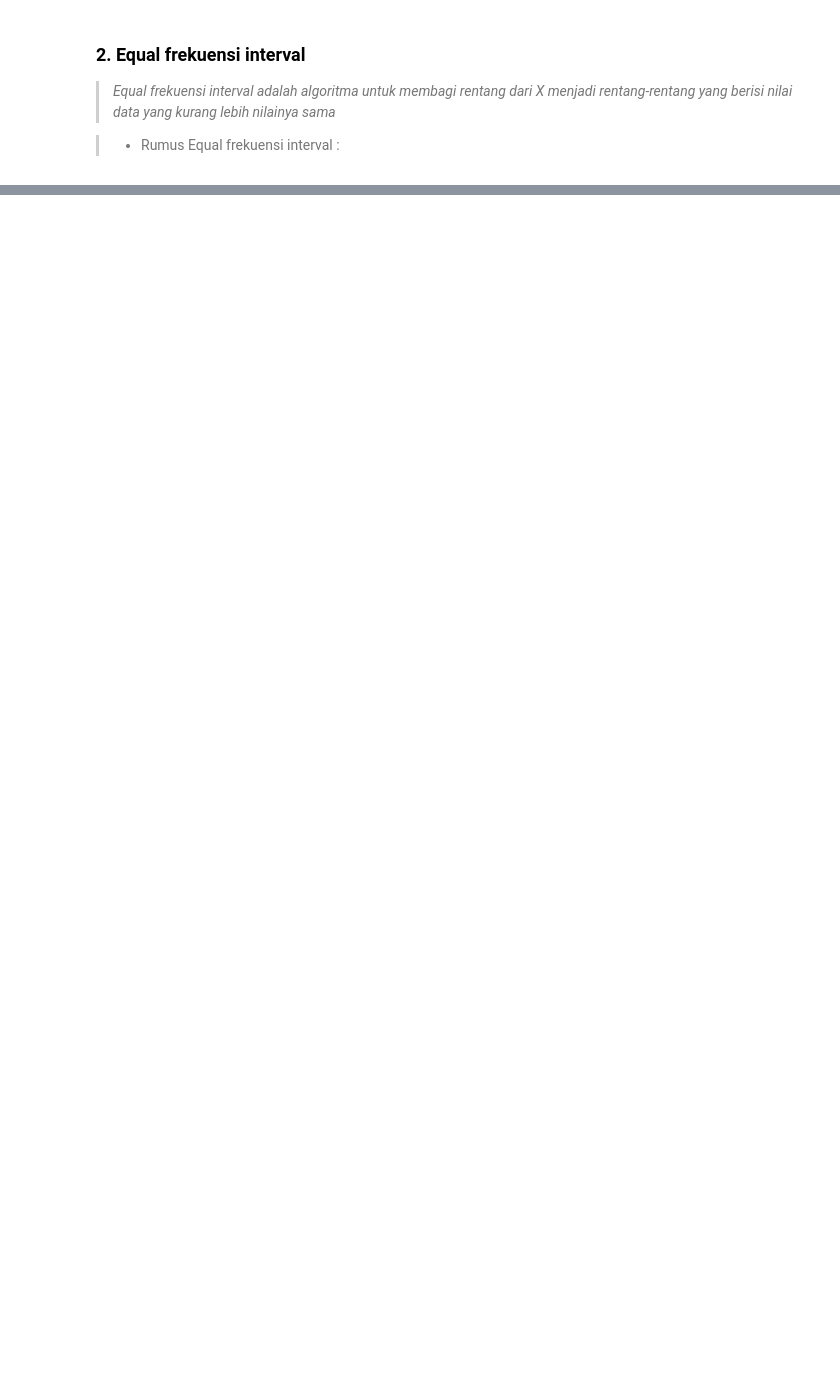
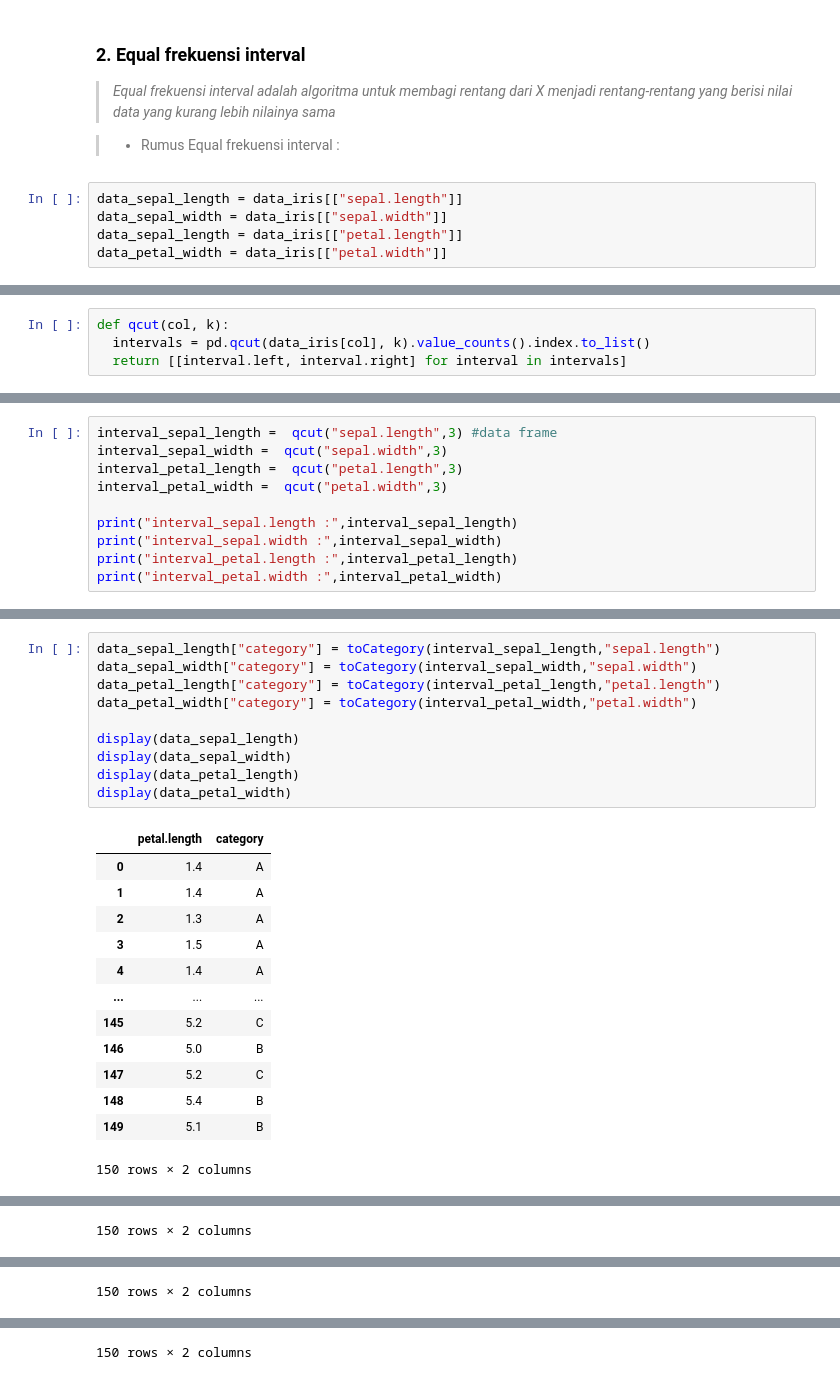
Before and after one commit to AriAndiM/datamining2, a Jupyter notebook: _sources/tugas.ipynb, the cells around one changed output, grey strips where cells are left out. Cells and saved outputs as stored; diff of their text form; blank space fills up the shorter version.

```diff
--- a/_sources/tugas.ipynb
+++ b/_sources/tugas.ipynb
@@ -272,3 +391,8 @@ data_iris
 
 
 >*   Rumus Equal frekuensi interval :
+# %%
+data_sepal_length = data_iris[["sepal.length"]]
+data_sepal_width = data_iris[["sepal.width"]]
+data_sepal_length = data_iris[["petal.length"]]
+data_petal_width = data_iris[["petal.width"]]
@@ -274,0 +401,4 @@ data_iris
+# %%
+def qcut(col, k):
+  intervals = pd.qcut(data_iris[col], k).value_counts().index.to_list()
+  return [[interval.left, interval.right] for interval in intervals]
@@ -274,0 +407,10 @@ data_iris
+# %%
+interval_sepal_length =  qcut("sepal.length",3) #data frame
+interval_sepal_width =  qcut("sepal.width",3)
+interval_petal_length =  qcut("petal.length",3)
+interval_petal_width =  qcut("petal.width",3)
+
+print("interval_sepal.length :",interval_sepal_length)
+print("interval_sepal.width :",interval_sepal_width)
+print("interval_petal.length :",interval_petal_length)
+print("interval_petal.width :",interval_petal_width)
@@ -274,0 +424,24 @@ data_iris
+# %%
+data_sepal_length["category"] = toCategory(interval_sepal_length,"sepal.length")
+data_sepal_width["category"] = toCategory(interval_sepal_width,"sepal.width")
+data_petal_length["category"] = toCategory(interval_petal_length,"petal.length")
+data_petal_width["category"] = toCategory(interval_petal_width,"petal.width")
+
+display(data_sepal_length)
+display(data_sepal_width)
+display(data_petal_length)
+display(data_petal_width)
+# %% [output]
+|  | petal.length | category |
+| 0 | 1.4 | A |
+| 1 | 1.4 | A |
+| 2 | 1.3 | A |
+| 3 | 1.5 | A |
+| 4 | 1.4 | A |
+| ... | ... | ... |
+| 145 | 5.2 | C |
+| 146 | 5.0 | B |
+| 147 | 5.2 | C |
+| 148 | 5.4 | B |
+| 149 | 5.1 | B |
+150 rows × 2 columns
@@ -274,0 +460 @@ data_iris
+150 rows × 2 columns
@@ -274,0 +473 @@ data_iris
+150 rows × 2 columns
@@ -275,3 +486,4 @@ data_iris
+150 rows × 2 columns
 # %% [markdown]
 ### 3. Entropy
 
```
Also changed, not shown: parts of 37 cells of this notebook, 2 other files.
